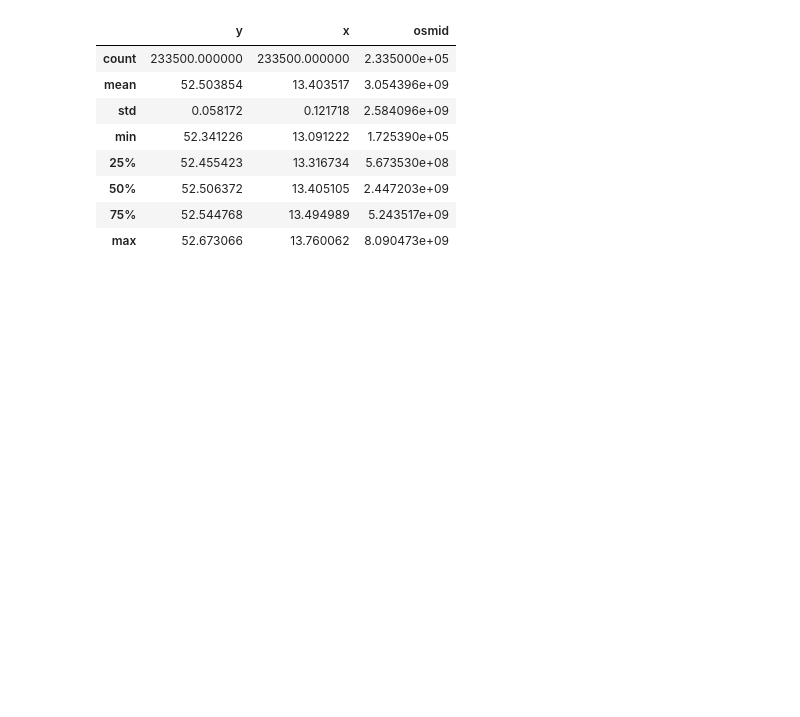
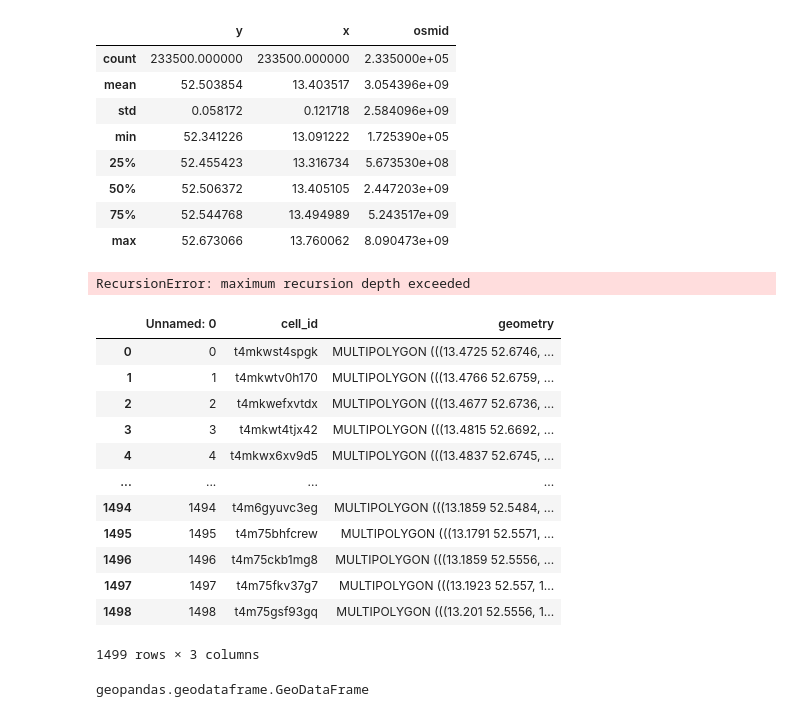
Before and after one commit to fom-big-data/fom-big-data-consulting-berlin-mobility-model, a Jupyter notebook: EXPLORATION/GEO-SpatialAnalyse.ipynb, the cells around one changed output. Cells and saved outputs as stored; diff of their text form; code cells hidden in the pictures; blank space fills up the shorter version.

```diff
--- a/EXPLORATION/GEO-SpatialAnalyse.ipynb
+++ b/EXPLORATION/GEO-SpatialAnalyse.ipynb
@@ -442,0 +445,4 @@ gdf_nodes_big_node.describe()
+# %%
+isochrone = gp.read_file(datapath+'isochrones_berlin_1.csv')
+# %% [output]
+RecursionError: maximum recursion depth exceeded
@@ -442,0 +451,16 @@ gdf_nodes_big_node.describe()
+# %%
+isochrone
+# %% [output]
+|  | Unnamed: 0 | cell_id | geometry |
+| 0 | 0 | t4mkwst4spgk | MULTIPOLYGON (((13.4725 52.6746, ... |
+| 1 | 1 | t4mkwtv0h170 | MULTIPOLYGON (((13.4766 52.6759, ... |
+| 2 | 2 | t4mkwefxvtdx | MULTIPOLYGON (((13.4677 52.6736, ... |
+| 3 | 3 | t4mkwt4tjx42 | MULTIPOLYGON (((13.4815 52.6692, ... |
+| 4 | 4 | t4mkwx6xv9d5 | MULTIPOLYGON (((13.4837 52.6745, ... |
+| ... | ... | ... | ... |
+| 1494 | 1494 | t4m6gyuvc3eg | MULTIPOLYGON (((13.1859 52.5484, ... |
+| 1495 | 1495 | t4m75bhfcrew | MULTIPOLYGON (((13.1791 52.5571, ... |
+| 1496 | 1496 | t4m75ckb1mg8 | MULTIPOLYGON (((13.1859 52.5556, ... |
+| 1497 | 1497 | t4m75fkv37g7 | MULTIPOLYGON (((13.1923 52.557, 1... |
+| 1498 | 1498 | t4m75gsf93gq | MULTIPOLYGON (((13.201 52.5556, 1... |
+1499 rows × 3 columns
@@ -442,0 +473,4 @@ gdf_nodes_big_node.describe()
+# %%
+type(isochrone_test)
+# %% [output]
+geopandas.geodataframe.GeoDataFrame
```
Also changed, not shown: parts of 12 cells of this notebook, 3 other files.
